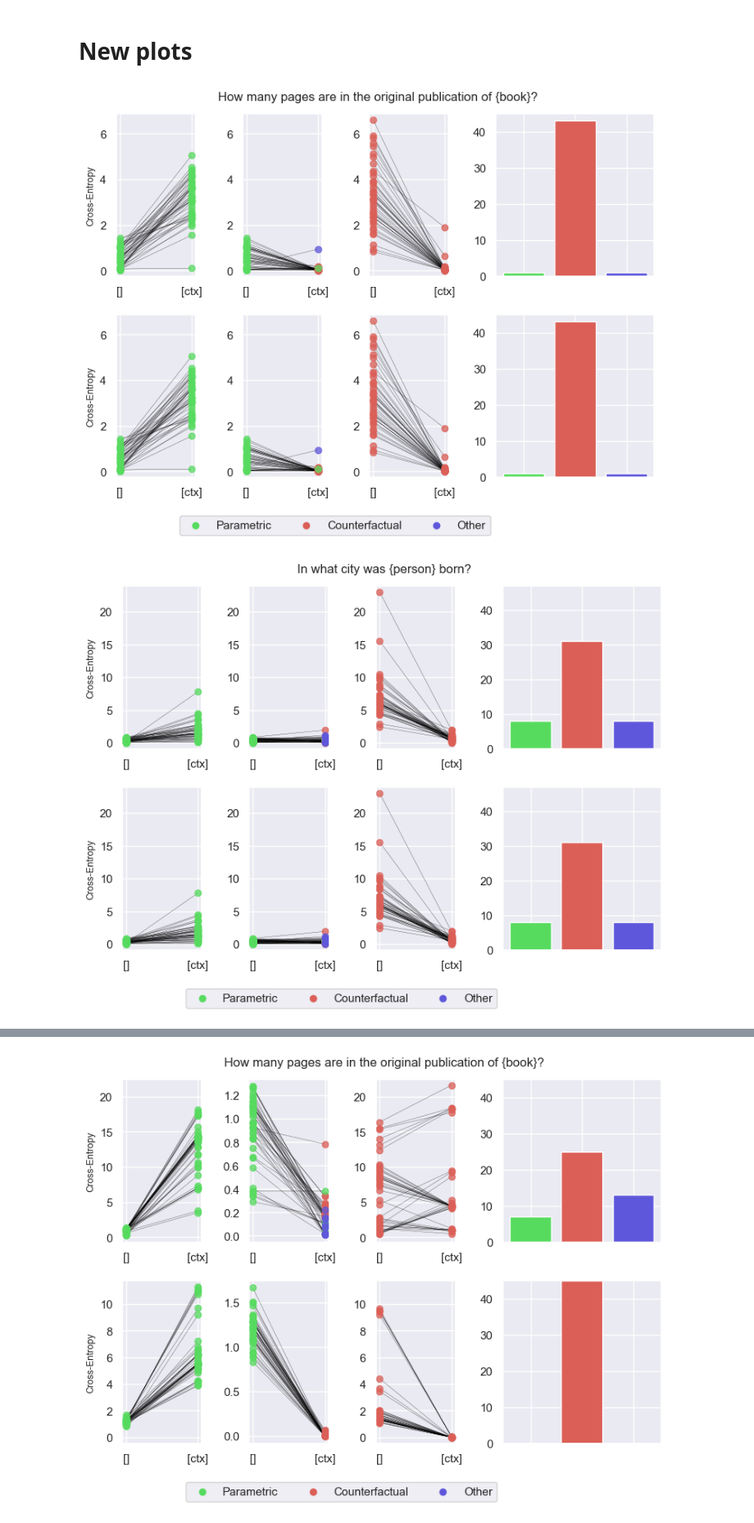
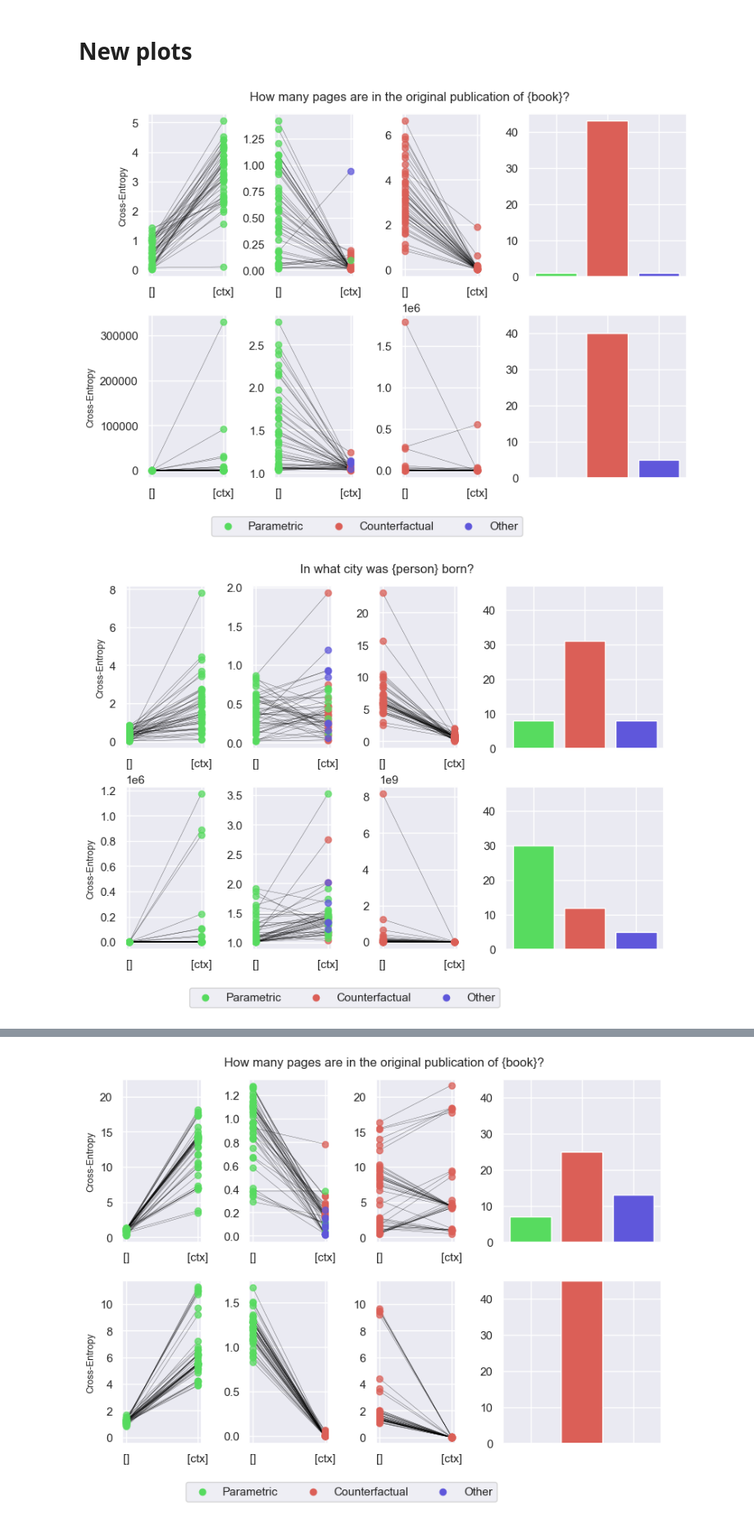
Before and after one commit to mfixman/rag-thesis, a Jupyter notebook: joiner_analysis.ipynb, the cells around one changed output, grey strips where cells are left out. Shown at 82% size. Cells and saved outputs as stored; diff of their text form; code cells hidden in the pictures.

```diff
--- a/joiner_analysis.ipynb
+++ b/joiner_analysis.ipynb
@@ -97,15 +97,18 @@ def getPlots(table, title = None, axs = None):
         cool_line(base_proba, ctx_proba, axs[1], cleft = colors['Parametric'], cright = cright)
         cool_line(base_cf_proba, ctx_cf_proba, axs[2], color = colors['Counterfactual'])
 
-        top = max(top, base_proba, base_cf_proba, ctx_proba, ctx_param_proba, ctx_cf_proba)
-        bot = min(bot, base_proba, base_cf_proba, ctx_proba, ctx_param_proba, ctx_cf_proba)
+        # top = max(top, base_proba, base_cf_proba, ctx_proba, ctx_param_proba, ctx_cf_proba)
+        # bot = min(bot, base_proba, base_cf_proba, ctx_proba, ctx_param_proba, ctx_cf_proba)
+
+        top = max(top, base_proba, ctx_proba)
+        bot = min(bot, base_proba, ctx_proba)
 
     axs[0].set_ylabel('Cross-Entropy', fontsize = 9)
     # axs[0].set_ylim(bot - (top - bot) * .04, top + (top - bot) * .04)
     # axs[1].set_ylim(bot - (top - bot) * .04, top + (top - bot) * .04)
     # axs[2].set_ylim(bot - (top - bot) * .04, top + (top - bot) * .04)
-    for ax in axs:
-        ax.set_ylim(bot - (top - bot) * .04, top + (top - bot) * .04)
+    # for ax in axs:
+        # ax.set_ylim(bot - (top - bot) * .04, top + (top - bot) * .04)
         # ax.set_yscale('log')
 
     # axs[0].yaxis.set_major_locator(MultipleLocator(.2))
@@ -143,7 +146,7 @@ def generateTables(*tables, head = None):
 
         # fig.savefig(f'figures/df_{ix[0]}.png', dpi = 300, pad_inches = 0, bbox_inches = 'tight')
 # %%
-generateTables(llama, llama, head = 5)
+generateTables(llama, bigllama, head = 4)
 # %% [output]
-[figure, old version]
+[figure, new version]
-[figure, old version]
+[figure, new version]
```
Also changed, not shown: parts of 1 cell of this notebook.
